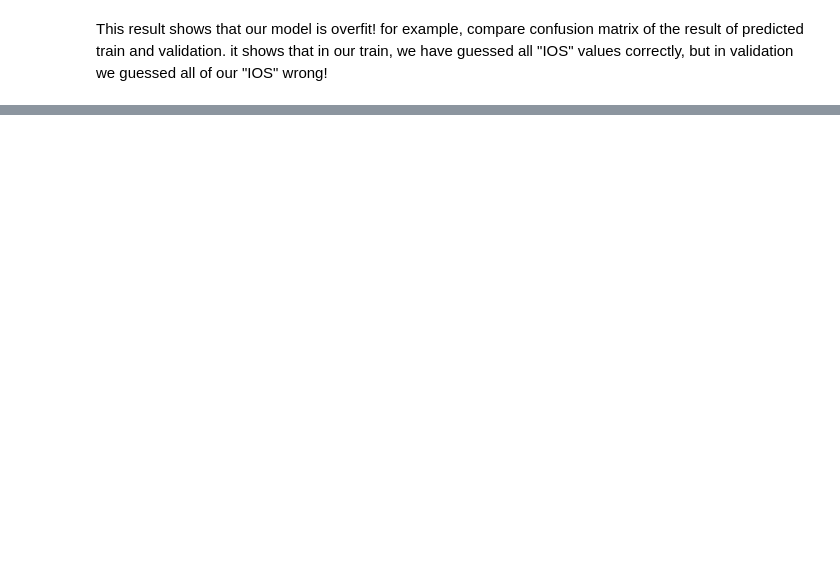
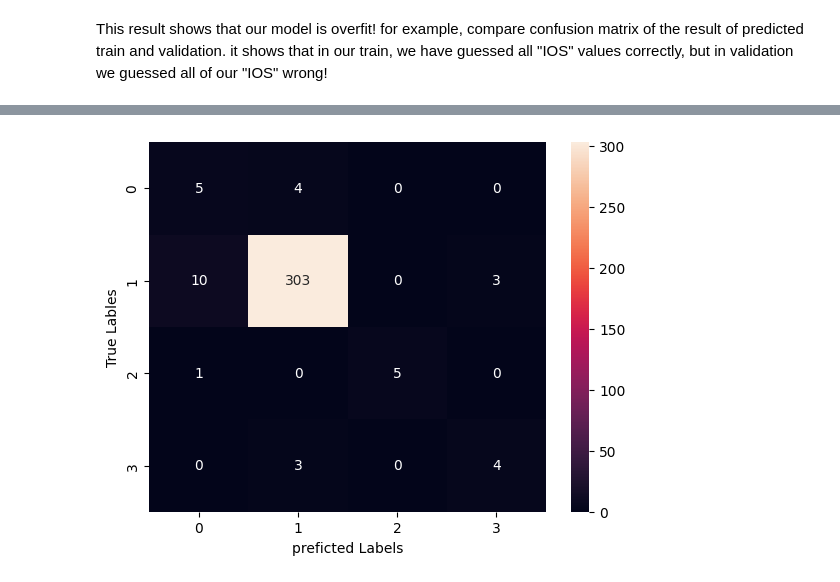
Before and after one commit to ahmadjalali73/OS-Price-Prediction, a Jupyter notebook: OS_Prediction.ipynb, the cells around one changed output, grey strips where cells are left out. Cells and saved outputs as stored; diff of their text form; code cells hidden in the pictures; blank space fills up the shorter version.

```diff
--- a/OS_Prediction.ipynb
+++ b/OS_Prediction.ipynb
@@ -177,0 +78,6 @@ Text(50.722222222222214, 0.5, 'True Lables')
+# %%
+tree_param = {'criterion':['gini','entropy', 'log_loss'],'max_depth':[4,5,6,7,8,9,10,11,12,15,20,30],
+              'max_features': ['auto', 'sqrt', 'log2'], 'splitter':['best', 'random']}
+dtc_grid_result = GridSearchCV(dtc, tree_param, scoring='f1_weighted',cv=5)
+dtc_grid_result.fit(X_train, y_train)
+dtc_grid_result.best_params_
@@ -177,0 +89,6 @@ Text(50.722222222222214, 0.5, 'True Lables')
+# %%
+dtc = DecisionTreeClassifier(random_state=42, criterion='entropy', max_depth=15, max_features='auto', splitter='random')
+dtc.fit(X_train, y_train)
+train_predict = dtc.predict(X_train)
+val_predict = dtc.predict(X_val)
+score_printer(y_train, train_predict, y_val, val_predict)
@@ -177,0 +104,4 @@ Text(50.722222222222214, 0.5, 'True Lables')
+# %%
+heatmap(y_val,val_predict)
+# %% [output]
+[figure, added]
```
Also changed, not shown: parts of 29 cells of this notebook, 7 other files.
